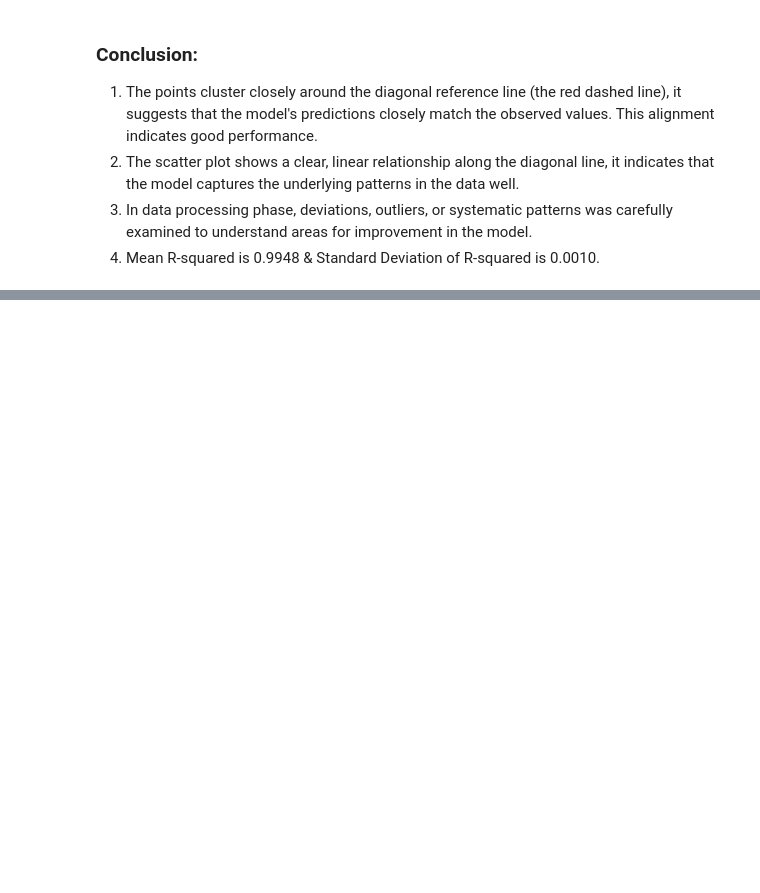
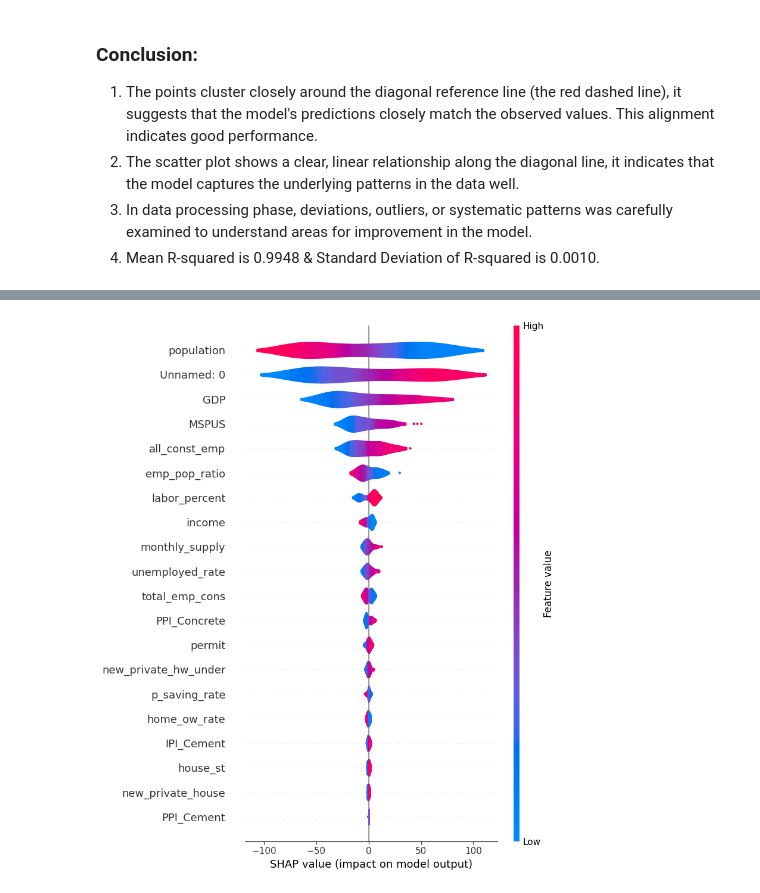
Before and after one commit to somyakmukherjee/US-Home-Price-Prediction, a Jupyter notebook: EDA_&_Modelling.ipynb, the cells around one changed output, grey strips where cells are left out. Saved outputs shown, nothing was run; the diff lists cells and outputs as text; code cells hidden in the pictures; blank space fills up the shorter version.

```diff
--- a/EDA_&_Modelling.ipynb
+++ b/EDA_&_Modelling.ipynb
@@ -704,0 +728,35 @@ plt.show()
+# %%
+import shap
+import numpy as np
+from sklearn.base import BaseEstimator, RegressorMixin
+
+# Define a surrogate model class
+class SurrogateModel(BaseEstimator, RegressorMixin):
+    def __init__(self, model):
+        self.model = model
+
+    def fit(self, X, y):
+        return self
+
+    def predict(self, X):
+        return self.model.predict(X)
+
+# Create a surrogate model
+surrogate_model = SurrogateModel(lasso_cv_model)
+
+# Define a predict function for the surrogate model
+def surrogate_predict(X):
+    return surrogate_model.predict(X)
+
+# Create a SHAP explainer for the surrogate model
+explainer = shap.Explainer(surrogate_predict, masker=shap.maskers.Independent(X_test))
+
+# Calculate SHAP values for a set of samples (e.g., X_test)
+shap_values = explainer.shap_values(X_test)
+
+# Summary plot
+feature_names = X.columns.tolist()
+shap.summary_plot(shap_values, X_test, feature_names=feature_names, plot_type='violin')
+plt.show()
+# %% [output]
+[figure, added]
```
Also changed, not shown: parts of 2 cells of this notebook.
